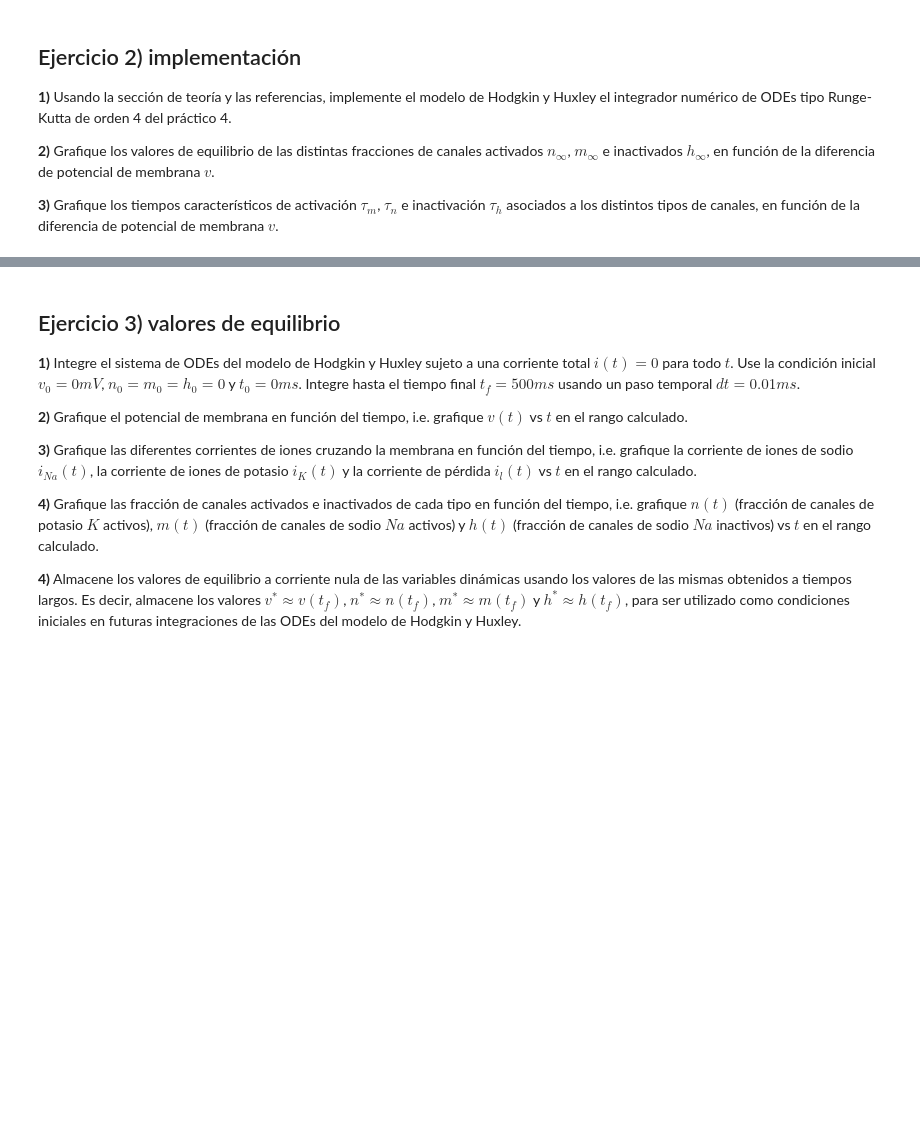
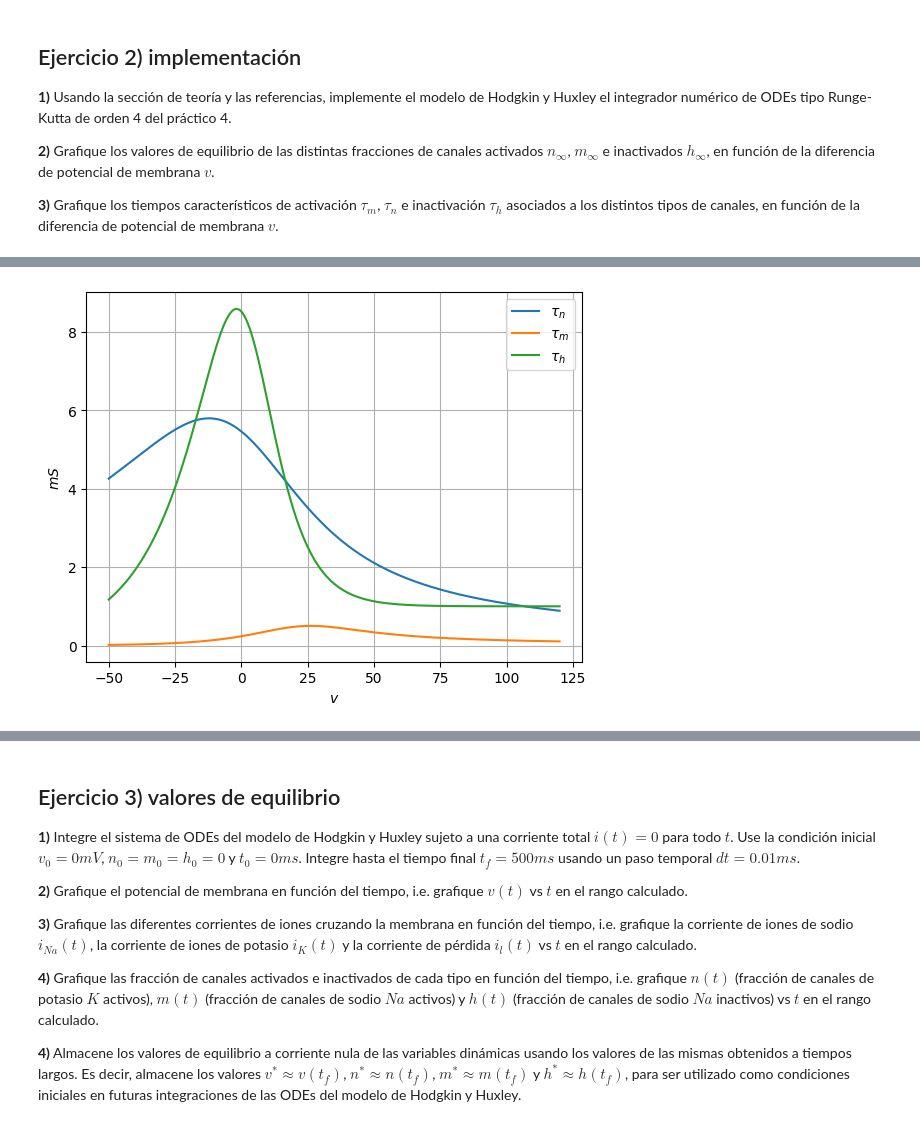
Before and after one commit to SalomoneCro/Neural-Networks, a Jupyter notebook: DifferentialEquations/Hodgkin & Huxley.ipynb, the cells around one changed output, grey strips where cells are left out. Drawn from its saved outputs; the diff is of its cells as text; code cells hidden in the pictures; blank space fills up the shorter version.

```diff
--- a/DifferentialEquations/Hodgkin & Huxley.ipynb
+++ b/DifferentialEquations/Hodgkin & Huxley.ipynb
@@ -229,3 +254,30 @@ h_inf = lambda v: tao_h(v)*alfa_h(v)
+# %%
+#2.3
+
+v_inter = np.linspace(-50,120,500)
+taon = []
+taom = []
+taoh = []
+
+for i in v_inter:
+    taon.append(tao_n(i))
+    taom.append(tao_m(i))
+    taoh.append(tao_h(i))
+
+fig, ax = plt.subplots(nrows=1,ncols=1)
+
+ax.plot(v_inter, taon, label='$\\tau_n$')
+ax.plot(v_inter, taom, label='$\\tau_m$')
+ax.plot(v_inter, taoh, label='$\\tau_h$')
+
+ax.legend()
+ax.grid()
+ax.set_xlabel('$v$')  # Nombre del eje x
+ax.set_ylabel('$mS$')  # microsegundos (mu s) en el eje y
+
+plt.show()
+# %% [output]
+[figure, added]
 # %%
 p = [lambda t: 0] # i(t)
 
```
Also changed, not shown: parts of 4 cells of this notebook.
